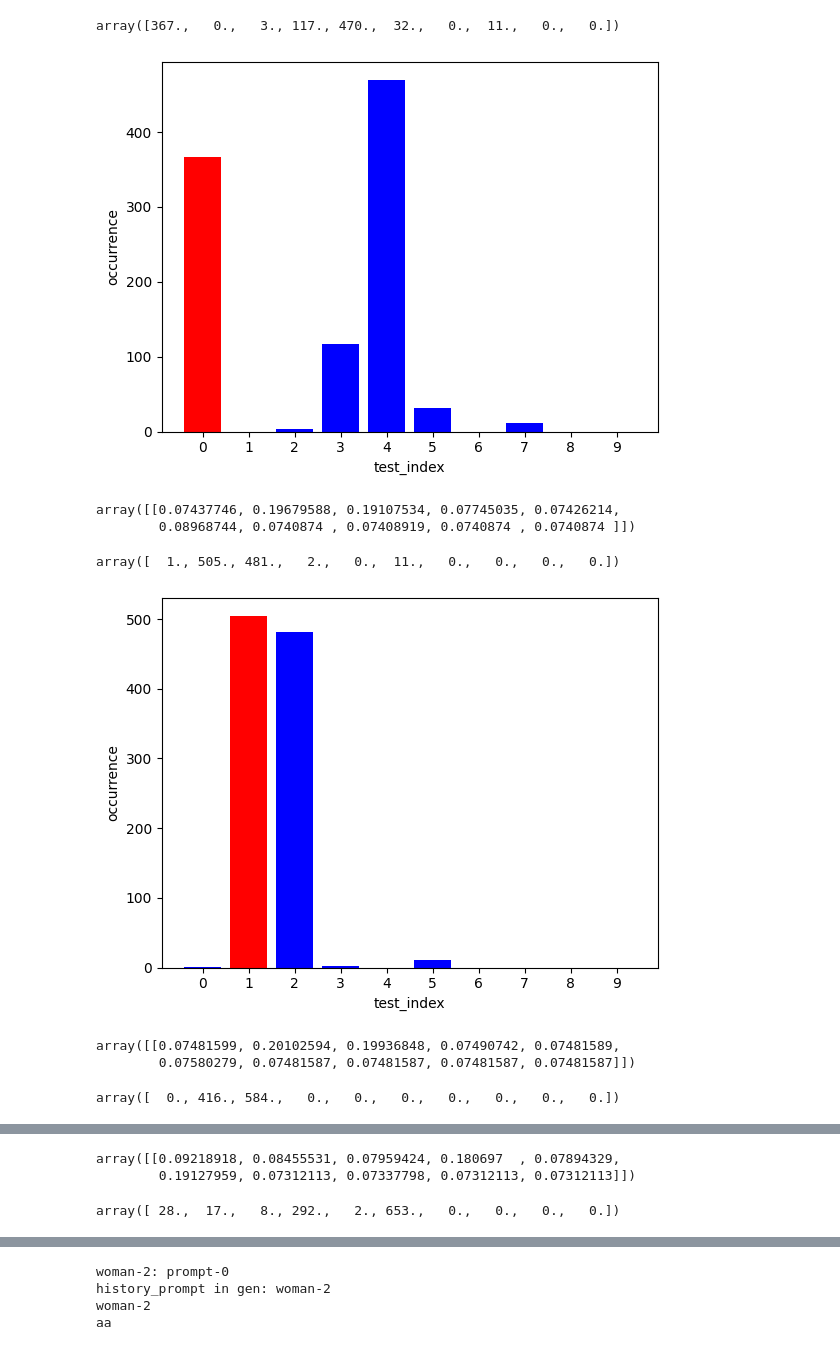
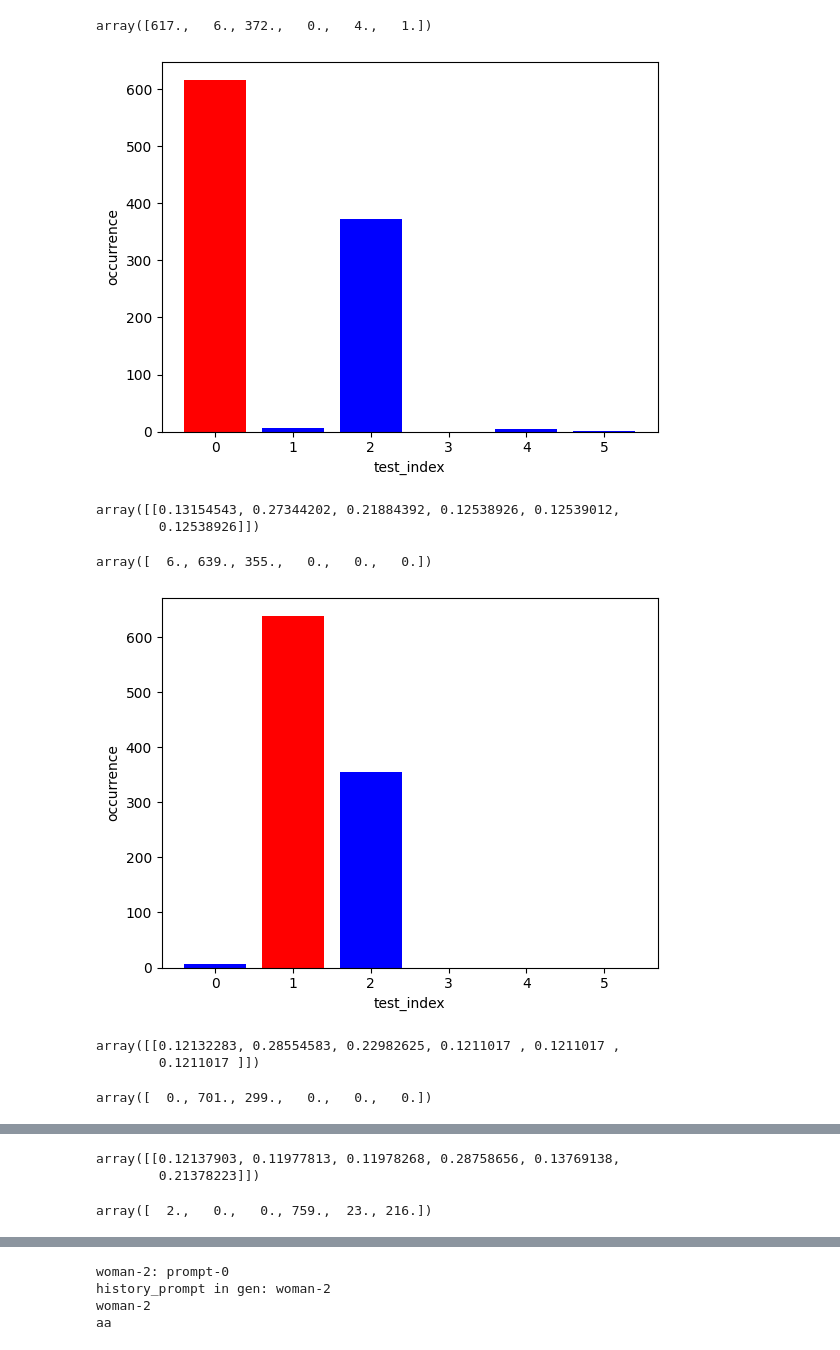
Before and after one commit to KuiZenith/voice-recognition, a Jupyter notebook: MelSpectrogram with RNN.ipynb, the cells around one changed output, grey strips where cells are left out. Drawn from its saved outputs; the diff is of its cells as text; code cells hidden in the pictures.

```diff
--- a/MelSpectrogram with RNN.ipynb
+++ b/MelSpectrogram with RNN.ipynb
@@ -199,7 +183,7 @@ tensor(2.3025, grad_fn=<DivBackward1>)
 torch.backends.cudnn.benchmark = True
 device = "cuda" if torch.cuda.is_available() else "cpu"
 
-model = Model(dataset.k)
+model = Model()
 optimizer = optim.Adam(model.parameters(), lr=3e-5, weight_decay=1e-5)
 loss_fn = nn.CrossEntropyLoss()
 losses = []
@@ -267,7 +252,7 @@ with torch.no_grad():
 [interactive output not drawn]
 # %%
 num_validation = 1000
-test_cases = ["man-1", "man-2", "man-3", "man-4", "man-5", "woman-1", "woman-2", "woman-3", "woman-4", "woman-5"]
+test_cases = ["man-1", "man-2", "man-3", "woman-1", "woman-2", "woman-3"]
 
 with torch.no_grad():
   for test_index in range(len(dataset.voices)):
@@ -299,9 +284,9 @@ array([[0.1665476 , 0.07314657, 0.07403886, 0.12027096, 0.18060876,
-array([367.,   0.,   3., 117., 470.,  32.,   0.,  11.,   0.,   0.])
+array([617.,   6., 372.,   0.,   4.,   1.])
-[figure, old version]
+[figure, new version]
-array([[0.07437746, 0.19679588, 0.19107534, 0.07745035, 0.07426214,
-        0.08968744, 0.0740874 , 0.07408919, 0.0740874 , 0.0740874 ]])
+array([[0.13154543, 0.27344202, 0.21884392, 0.12538926, 0.12539012,
+        0.12538926]])
-array([  1., 505., 481.,   2.,   0.,  11.,   0.,   0.,   0.,   0.])
+array([  6., 639., 355.,   0.,   0.,   0.])
-[figure, old version]
+[figure, new version]
-array([[0.07481599, 0.20102594, 0.19936848, 0.07490742, 0.07481589,
-        0.07580279, 0.07481587, 0.07481587, 0.07481587, 0.07481587]])
+array([[0.12132283, 0.28554583, 0.22982625, 0.1211017 , 0.1211017 ,
+        0.1211017 ]])
-array([  0., 416., 584.,   0.,   0.,   0.,   0.,   0.,   0.,   0.])
+array([  0., 701., 299.,   0.,   0.,   0.])
@@ -309,3 +294,3 @@ array([  0., 416., 584.,   0.,   0.,   0.,   0.,   0.,   0.,   0.])
-array([[0.09218918, 0.08455531, 0.07959424, 0.180697  , 0.07894329,
-        0.19127959, 0.07312113, 0.07337798, 0.07312113, 0.07312113]])
+array([[0.12137903, 0.11977813, 0.11978268, 0.28758656, 0.13769138,
+        0.21378223]])
-array([ 28.,  17.,   8., 292.,   2., 653.,   0.,   0.,   0.,   0.])
+array([  2.,   0.,   0., 759.,  23., 216.])
```
Also changed, not shown: parts of 4 cells of this notebook, 1 other file.
